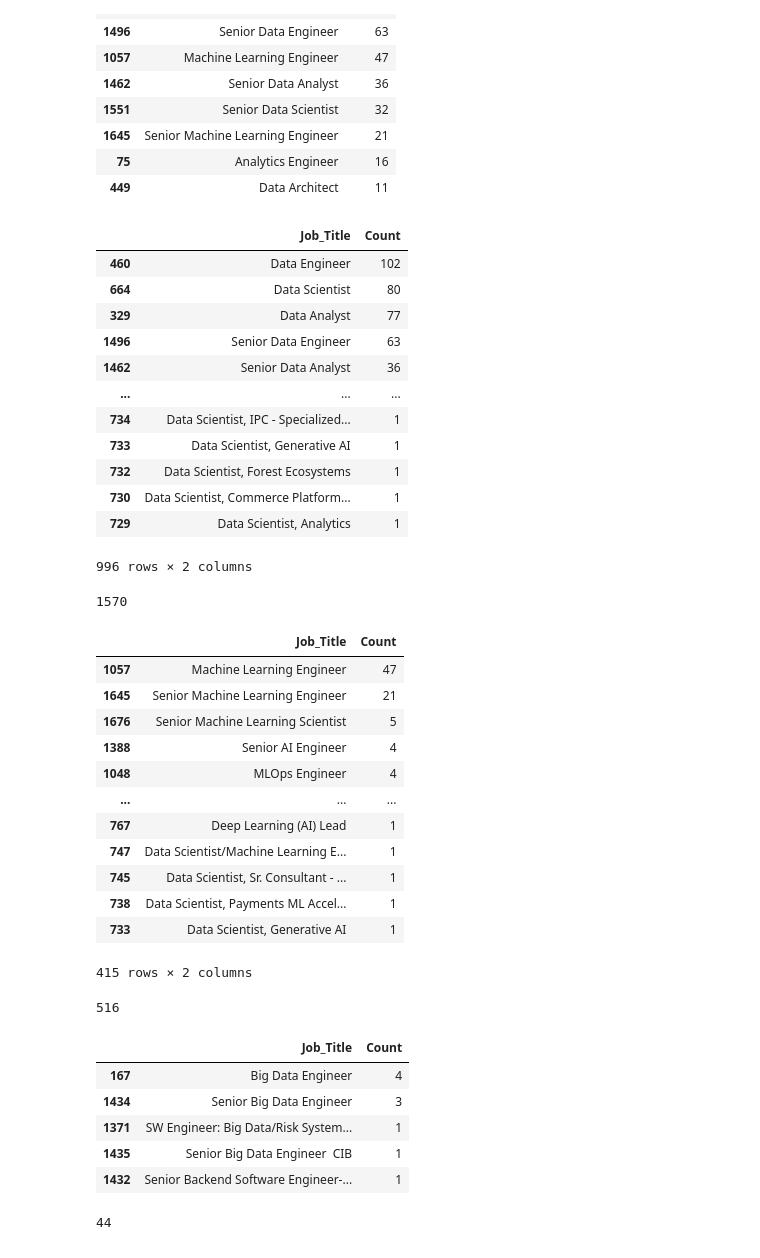
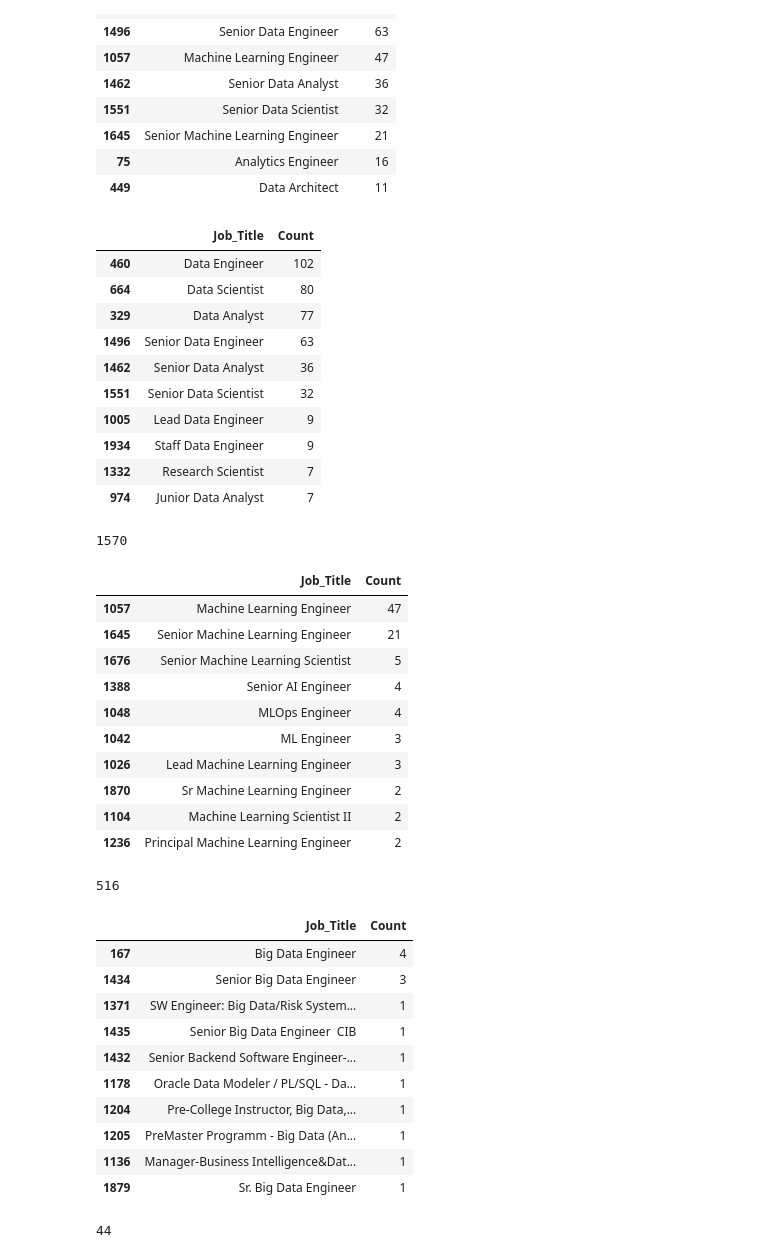
Before and after one commit to Tarifi-Hicham/jobs_project, a Jupyter notebook: script.ipynb, the cells around one changed output. Saved outputs shown, nothing was run; the diff lists cells and outputs as text; code cells hidden in the pictures.

Commit message:
add some visualizations and insights

```diff
--- a/script.ipynb
+++ b/script.ipynb
@@ -714,22 +741,20 @@ job_titles_counts.head(10)
 | 75 | Analytics Engineer | 16 |
 | 449 | Data Architect | 11 |
 # %%
-df_ds = job_titles_counts[job_titles_counts['Job_Title'].str.contains(r'Data Science|Scientist|Science|Data Visualization|Data Analys|Data Engineer', case=False)]
-df_ds
+df_ds = job_titles_counts[job_titles_counts['Job_Title'].str.contains(r'Data Science|Data Analys|Data Engineer|Scientist|Science|Data Visualization', case=False)]
+df_ds.head(10)
 # %% [output]
 |  | Job_Title | Count |
 | 460 | Data Engineer | 102 |
 | 664 | Data Scientist | 80 |
 | 329 | Data Analyst | 77 |
 | 1496 | Senior Data Engineer | 63 |
 | 1462 | Senior Data Analyst | 36 |
-| ... | ... | ... |
-| 734 | Data Scientist, IPC - Specialized... | 1 |
-| 733 | Data Scientist, Generative AI | 1 |
-| 732 | Data Scientist, Forest Ecosystems | 1 |
-| 730 | Data Scientist, Commerce Platform... | 1 |
-| 729 | Data Scientist, Analytics | 1 |
+| 1551 | Senior Data Scientist | 32 |
+| 1005 | Lead Data Engineer | 9 |
+| 1934 | Staff Data Engineer | 9 |
+| 1332 | Research Scientist | 7 |
+| 974 | Junior Data Analyst | 7 |
-996 rows × 2 columns
 # %%
 count_ds = df_ds['Count'].sum()
 print(count_ds)
@@ -737,8 +762,8 @@ print(count_ds)
 1570
 # %%
 # count = job_titles_counts['Job_Title'].str.contains(r'Machine Learning|ML', case=True).sum()
-df_ml = job_titles_counts[job_titles_counts['Job_Title'].str.contains(r'Machine Learning|ML|AI|Artificial Intelligence', case=True)]
-df_ml
+df_ml = job_titles_counts[job_titles_counts['Job_Title'].str.contains(r'Machine Learning|ML|AI|Artificial Intelligence|Deep Learning', case=True)]
+df_ml.head(10)
 # %% [output]
 |  | Job_Title | Count |
 | 1057 | Machine Learning Engineer | 47 |
@@ -746,13 +771,11 @@ df_ml
 | 1676 | Senior Machine Learning Scientist | 5 |
 | 1388 | Senior AI Engineer | 4 |
 | 1048 | MLOps Engineer | 4 |
-| ... | ... | ... |
-| 767 | Deep Learning (AI) Lead | 1 |
-| 747 | Data Scientist/Machine Learning E... | 1 |
-| 745 | Data Scientist, Sr. Consultant - ... | 1 |
-| 738 | Data Scientist, Payments ML Accel... | 1 |
-| 733 | Data Scientist, Generative AI | 1 |
+| 1042 | ML Engineer | 3 |
+| 1026 | Lead Machine Learning Engineer | 3 |
+| 1870 | Sr Machine Learning Engineer | 2 |
+| 1104 | Machine Learning Scientist II | 2 |
+| 1236 | Principal Machine Learning Engineer | 2 |
-415 rows × 2 columns
 # %%
 count_ml = df_ml['Count'].sum()
 print(count_ml)
@@ -760,7 +783,7 @@ print(count_ml)
 516
 # %%
 df_bd = job_titles_counts[job_titles_counts['Job_Title'].str.contains(r'Big Data|Data Warehousing|Data Warehouse|Hadoop|nosql', case=False)]
-df_bd.head(5)
+df_bd.head(10)
 # %% [output]
 |  | Job_Title | Count |
 | 167 | Big Data Engineer | 4 |
@@ -770,4 +793,9 @@ df_bd.head(5)
 | 1432 | Senior Backend Software Engineer-... | 1 |
+| 1178 | Oracle Data Modeler / PL/SQL - Da... | 1 |
+| 1204 | Pre-College Instructor, Big Data,... | 1 |
+| 1205 | PreMaster Programm - Big Data (An... | 1 |
+| 1136 | Manager-Business Intelligence&Dat... | 1 |
+| 1879 | Sr. Big Data Engineer | 1 |
 # %%
 count_bd = df_bd['Count'].sum()
 print(count_bd)
```
Also changed, not shown: parts of 23 cells of this notebook.
